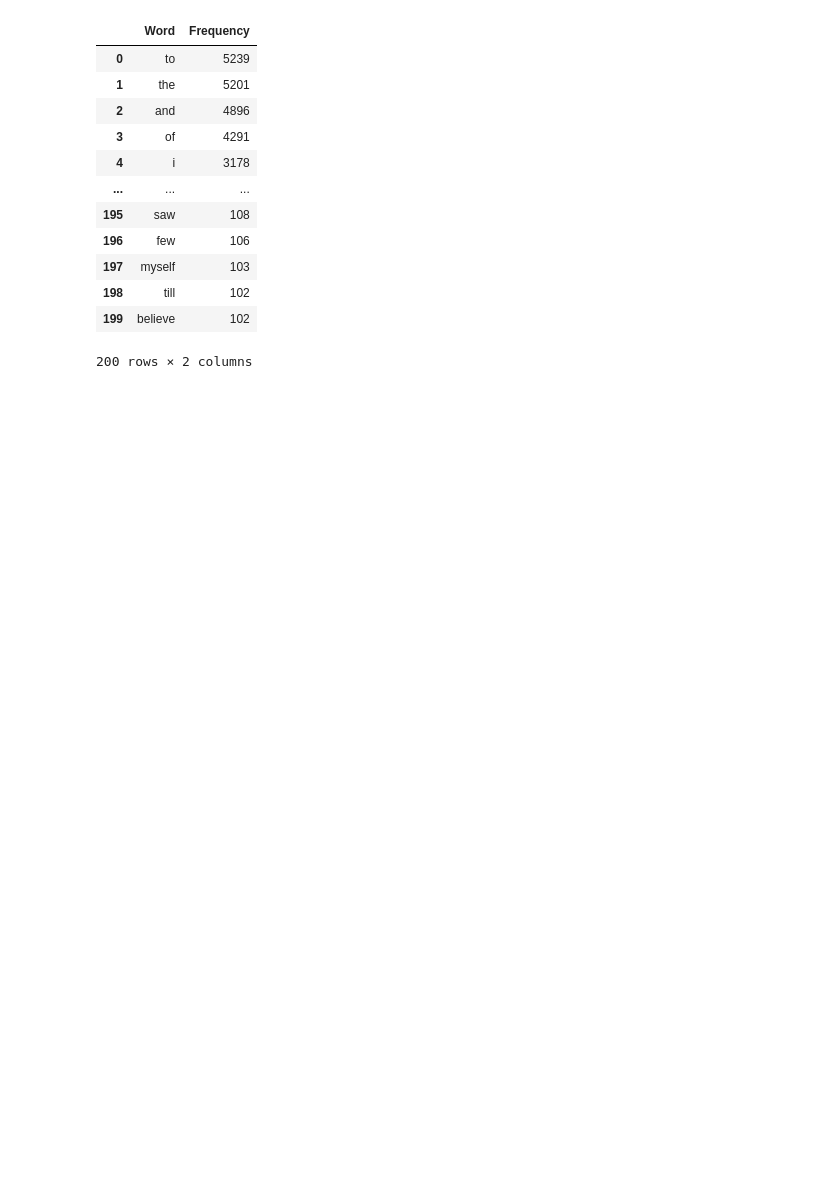
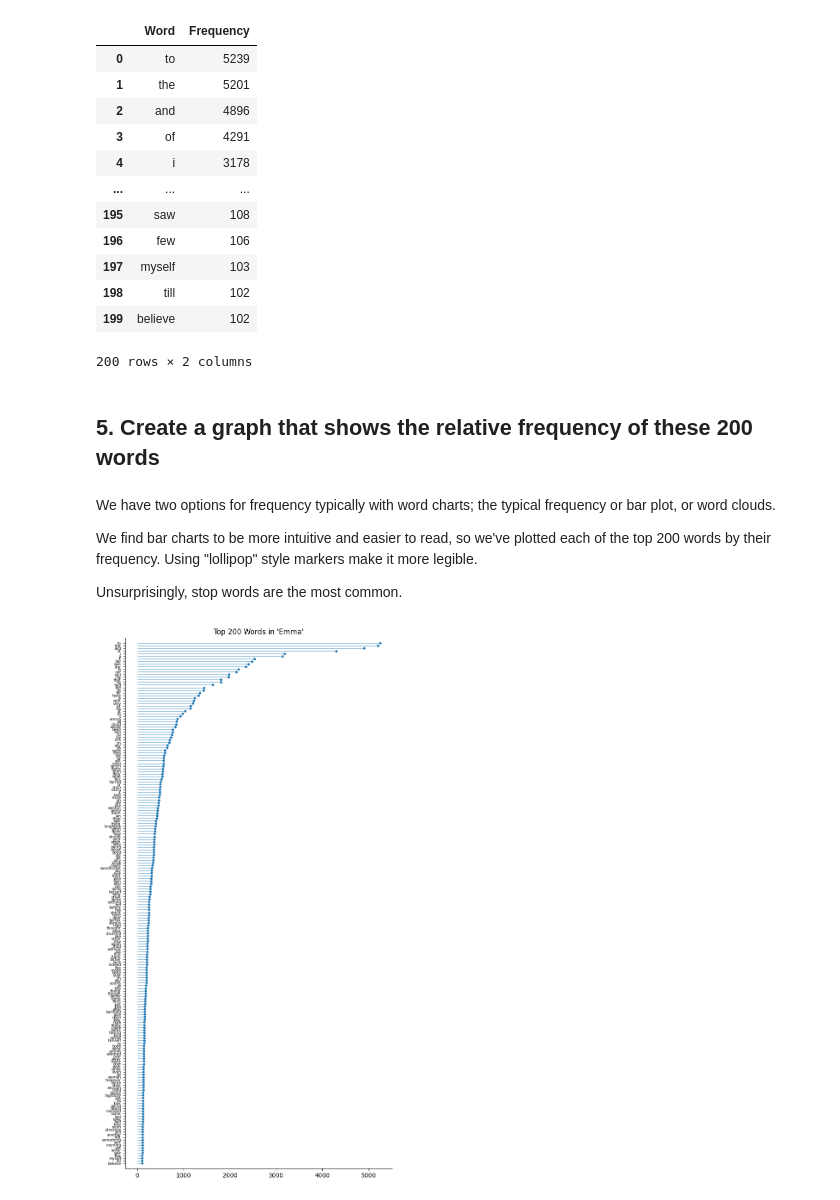
Before and after one commit to kevinhav/data_620, a Jupyter notebook: assignment5/assignment5.ipynb, the cells around one changed output. Cells and saved outputs as stored; diff of their text form; code cells hidden in the pictures; blank space fills up the shorter version.

```diff
--- a/assignment5/assignment5.ipynb
+++ b/assignment5/assignment5.ipynb
@@ -64,3 +81,24 @@ df_top_200
 | 198 | till | 102 |
 | 199 | believe | 102 |
 200 rows × 2 columns
+# %% [markdown]
+## 5. Create a graph that shows the relative frequency of these 200 words
+# %% [markdown]
+We have two options for frequency typically with word charts; the typical frequency or bar plot, or word clouds.
+
+We find bar charts to be more intuitive and easier to read, so we've plotted each of the top 200 words by their frequency. Using "lollipop" style markers make it more legible.
+
+Unsurprisingly, stop words are the most common.
+# %%
+fig, ax = plt.subplots(figsize=(8, 16))
+
+ax.hlines(df_top_200["Word"], 0, df_top_200["Frequency"], linewidth=0.6)
+ax.plot(df_top_200["Frequency"], df_top_200["Word"], "o", markersize=3)
+ax.tick_params(axis="y", labelsize=6)
+ax.invert_yaxis()
+ax.set_title("Top 200 Words in 'Emma'")
+ax.margins(y=0.01)
+ax.spines["top"].set_visible(False)
+ax.spines["right"].set_visible(False)
+# %% [output]
+[figure, added]
```
Also changed, not shown: parts of 11 cells of this notebook.
